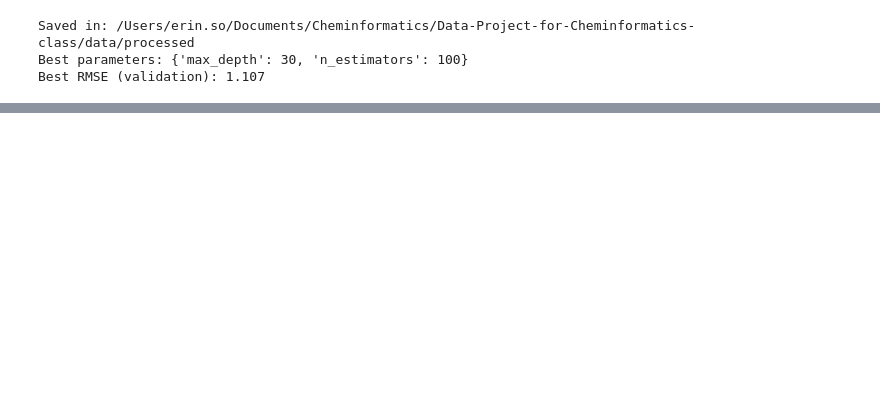
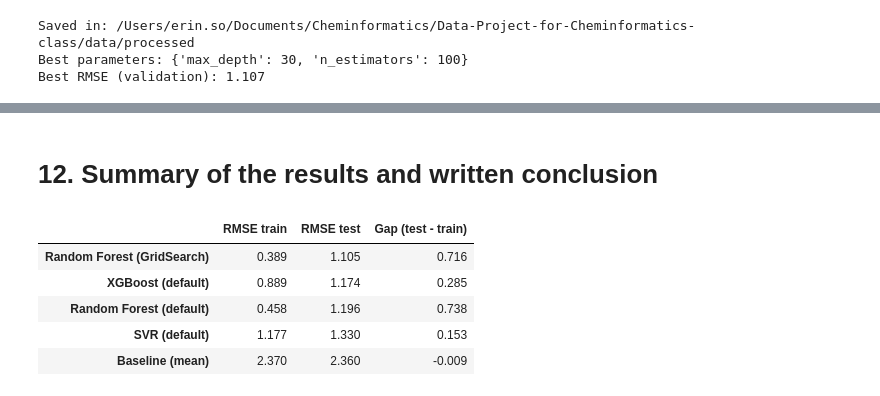
Before and after one commit to erinsoppelsa/Data-Project-for-Cheminformatics-class, a Jupyter notebook: notebooks/02_regression_solubility.ipynb, the cells around one changed output, grey strips where cells are left out. Cells and saved outputs as stored; diff of their text form; code cells hidden in the pictures; blank space fills up the shorter version.

```diff
--- a/notebooks/02_regression_solubility.ipynb
+++ b/notebooks/02_regression_solubility.ipynb
@@ -327,0 +410,34 @@ Best RMSE (validation): 1.107
+# %%
+# baseline: always predicts the mean of the training targets
+from sklearn.dummy import DummyRegressor
+dummy_reg = DummyRegressor(strategy="mean")
+
+# random forest regressor, and the default criterion is mean squared error (MSE)
+from sklearn.ensemble import RandomForestRegressor
+ranf_reg = RandomForestRegressor(n_estimators=10, random_state=0)  # using 10 trees and seed=0
+
+# XGBoost regressor
+from xgboost import XGBRegressor
+xgb_reg = XGBRegressor(n_estimators=10, random_state=0)  # using 10 trees and seed=0
+
+# SVM regressor with default parameters
+from sklearn.svm import SVR
+svm_reg = SVR()
+# %%
+results = {}
+
+# Train and test the baseline
+print("Evaluating Baseline (mean).")
+results["Baseline (mean)"] = train_test_model(dummy_reg, X_train_s, y_train, X_test_s, y_test)
+
+# Train and test the random forest model
+print("Evaluating Random Forest Model.")
+results["Random Forest (default)"] = train_test_model(ranf_reg, X_train_s, y_train, X_test_s, y_test)
+
+# Train and test XGBoost model
+print("Evaluating XGBoost model.")
+results["XGBoost (default)"] = train_test_model(xgb_reg, X_train_s, y_train, X_test_s, y_test)
+
+# Train and test SVM model
+print("Evaluating SVM model.")
+results["SVR (default)"] = train_test_model(svm_reg, X_train_s, y_train, X_test_s, y_test)
@@ -327,0 +469,6 @@ Best RMSE (validation): 1.107
+# %%
+# re-train a model using best hyperparameters
+rf_gs = RandomForestRegressor(**best_params, random_state=0)
+
+print('Random forests performance after hyperparameter optimization:')
+results["Random Forest (GridSearch)"] = train_test_model(rf_gs, X_train_s, y_train, X_test_s, y_test)
@@ -327,0 +494,13 @@ Best RMSE (validation): 1.107
+# %% [markdown]
+# 12. Summary of the results and written conclusion
+# %%
+summary = pd.DataFrame(results, index=["RMSE train", "RMSE test"]).T
+summary["Gap (test - train)"] = summary["RMSE test"] - summary["RMSE train"]
+summary.sort_values("RMSE test").round(3)
+# %% [output]
+|  | RMSE train | RMSE test | Gap (test - train) |
+| Random Forest (GridSearch) | 0.389 | 1.105 | 0.716 |
+| XGBoost (default) | 0.889 | 1.174 | 0.285 |
+| Random Forest (default) | 0.458 | 1.196 | 0.738 |
+| SVR (default) | 1.177 | 1.330 | 0.153 |
+| Baseline (mean) | 2.370 | 2.360 | -0.009 |
```
Also changed, not shown: parts of 21 cells of this notebook, 2 other files.
